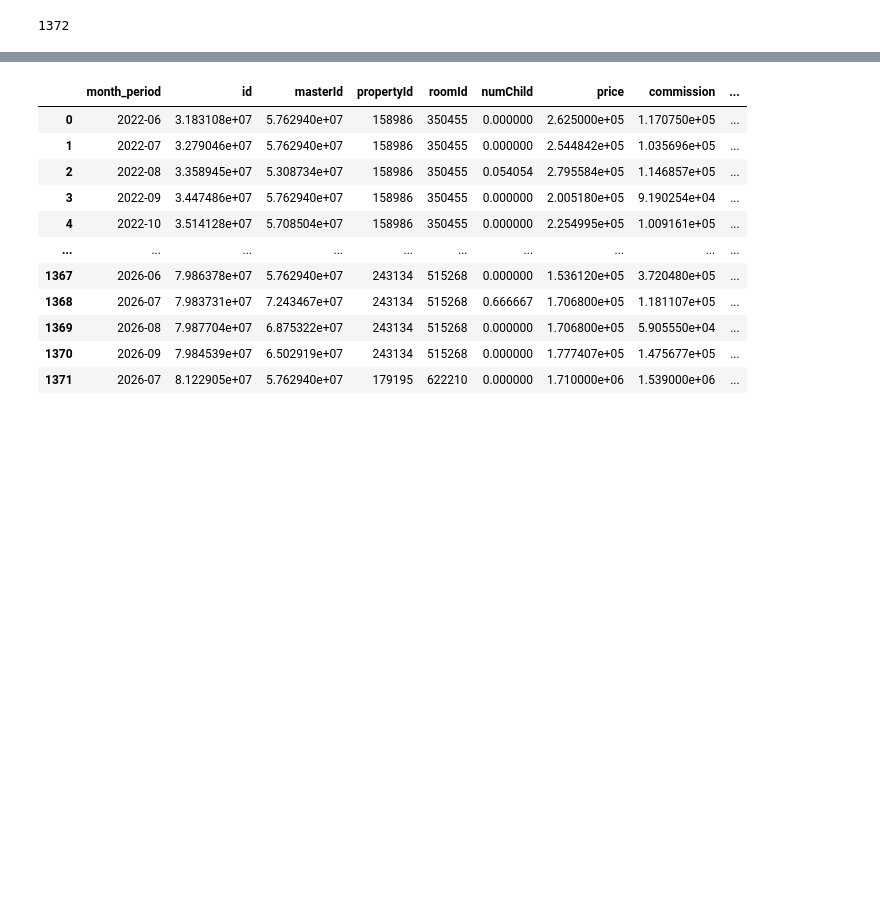
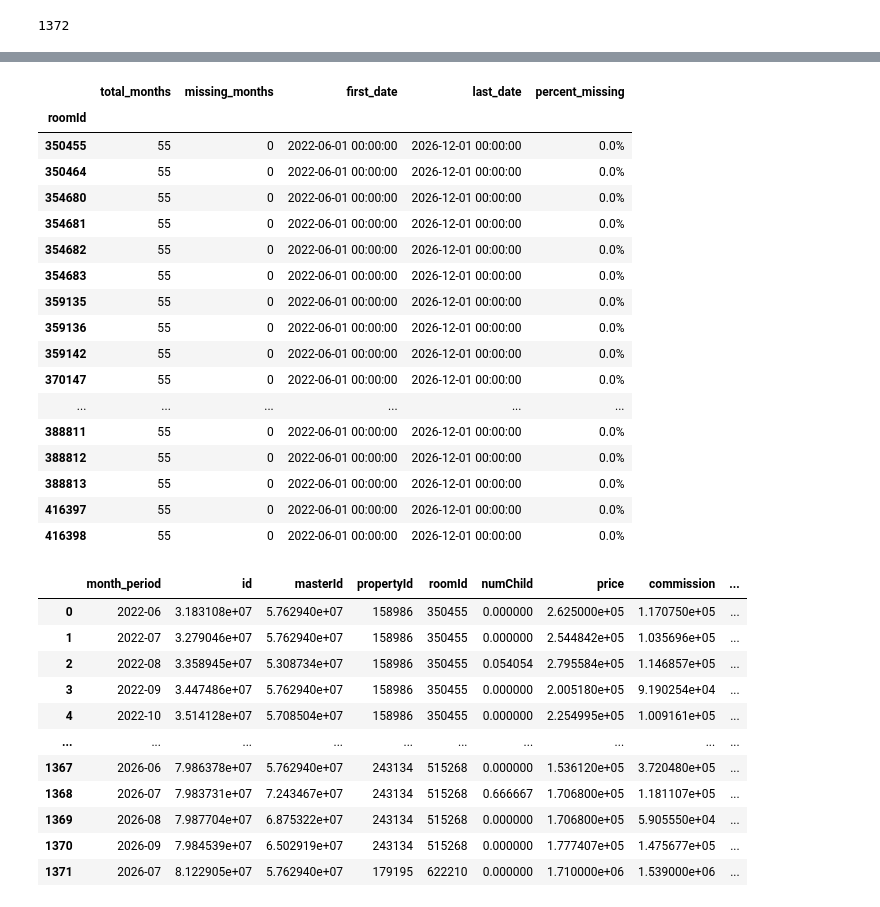
Before and after one commit to notnsas/hotel-demand-forecasting, a Jupyter notebook: notebooks/03_modeling.ipynb, the cells around one changed output, grey strips where cells are left out. Cells and saved outputs as stored; diff of their text form; code cells hidden in the pictures; blank space fills up the shorter version.

```diff
--- a/notebooks/03_modeling.ipynb
+++ b/notebooks/03_modeling.ipynb
@@ -4043,31 +4683,48 @@ Origin Date: 2026-01-01
 # %%
-import pandas as pd
+def check_room_gaps(df):
+    """
+    Analyzes missing price data per roomId after the grid is expanded.
+    """
+    # 1. Ensure we are looking at the expanded grid but BEFORE filling prices
+    # If you've already filled them, this count will be 0.
 
-# copy
-data = data.copy()
+    # Calculate stats per room
+    gap_stats = df.groupby('roomId').agg(
+        total_months=('date', 'count'),
+        missing_months=('price', lambda x: x.isna().sum()),
+        first_date=('date', 'min'),
+        last_date=('date', 'max')
+    )
 
-# ensure proper type
-data["month_period"] = pd.to_datetime(data["month_period"]).dt.to_period("M")
+    # Calculate percentage missing
+    gap_stats['percent_missing'] = (gap_stats['missing_months'] / gap_stats['total_months']) * 100
 
-# full month range
-full_months = pd.period_range(start="2023-01", end="2026-12", freq="M")
+    # Sort by the most "broken" rooms
+    gap_stats = gap_stats.sort_values('percent_missing', ascending=False)
 
-# unique roomIds
-room_ids = data["roomId"].dropna().unique()
+    # Summary Info
+    print(f"--- Global Data Integrity Report ---")
+    print(f"Total Unique Rooms: {len(gap_stats)}")
+    print(f"Average Missing Data: {gap_stats['percent_missing'].mean():.2f}%")
+    print(f"Rooms with >50% Missing: {len(gap_stats[gap_stats['percent_missing'] > 50])}")
+    print("-" * 35)
 
-# full grid
-full_index = pd.MultiIndex.from_product(
-    [room_ids, full_months],
-    names=["roomId", "month_period"]
-)
+    # Display the top 20 rooms with the most gaps
+    display(gap_stats.head(20).style.format({'percent_missing': '{:.1f}%'}))
 
-# reindex
-data_full = data.set_index(["roomId", "month_period"]).reindex(full_index)
+    return gap_stats
 
-# find missing rows (all NaN → missing month)
-missing = data_full[data_full.isna().all(axis=1)].reset_index()
+# ==========================================
+# USAGE
+# ==========================================
+# 1. Create the grid (Injects NaNs into the gaps)
+data_with_gaps = create_continuous_calendar_grid(data)
 
-# print per roomId
-for room_id, group in missing.groupby("roomId"):
-    print(f"\nRoomId {room_id} missing months:")
-    print(group["month_period"].astype(str).tolist())
+# 2. Check the report BEFORE you fill the prices
+room_report = check_room_gaps(data_with_gaps)
+
+# 3. Optional: Drop rooms that are "Too Broken"
+# If a room is 90% missing, the ffill() will just be a flat line and confuse the model.
+bad_rooms = room_report[room_report['percent_missing'] > 70].index
+# data_with_gaps = data_with_gaps[~data_with_gaps['roomId'].isin(bad_rooms)]
+# %% [output]
@@ -4074,3 +4738,21 @@ for room_id, group in missing.groupby("roomId"):
+|  | total_months | missing_months | first_date | last_date | percent_missing |
+| roomId |  |  |  |  |  |
+| 350455 | 55 | 0 | 2022-06-01 00:00:00 | 2026-12-01 00:00:00 | 0.0% |
+| 350464 | 55 | 0 | 2022-06-01 00:00:00 | 2026-12-01 00:00:00 | 0.0% |
+| 354680 | 55 | 0 | 2022-06-01 00:00:00 | 2026-12-01 00:00:00 | 0.0% |
+| 354681 | 55 | 0 | 2022-06-01 00:00:00 | 2026-12-01 00:00:00 | 0.0% |
+| 354682 | 55 | 0 | 2022-06-01 00:00:00 | 2026-12-01 00:00:00 | 0.0% |
+| 354683 | 55 | 0 | 2022-06-01 00:00:00 | 2026-12-01 00:00:00 | 0.0% |
+| 359135 | 55 | 0 | 2022-06-01 00:00:00 | 2026-12-01 00:00:00 | 0.0% |
+| 359136 | 55 | 0 | 2022-06-01 00:00:00 | 2026-12-01 00:00:00 | 0.0% |
+| 359142 | 55 | 0 | 2022-06-01 00:00:00 | 2026-12-01 00:00:00 | 0.0% |
+| 370147 | 55 | 0 | 2022-06-01 00:00:00 | 2026-12-01 00:00:00 | 0.0% |
+| ... | ... | ... | ... | ... | ... |
+| 388811 | 55 | 0 | 2022-06-01 00:00:00 | 2026-12-01 00:00:00 | 0.0% |
+| 388812 | 55 | 0 | 2022-06-01 00:00:00 | 2026-12-01 00:00:00 | 0.0% |
+| 388813 | 55 | 0 | 2022-06-01 00:00:00 | 2026-12-01 00:00:00 | 0.0% |
+| 416397 | 55 | 0 | 2022-06-01 00:00:00 | 2026-12-01 00:00:00 | 0.0% |
+| 416398 | 55 | 0 | 2022-06-01 00:00:00 | 2026-12-01 00:00:00 | 0.0% |
 # %%
 data
 # %% [output]
```
Also changed, not shown: parts of 21 cells of this notebook, 1 other file.
